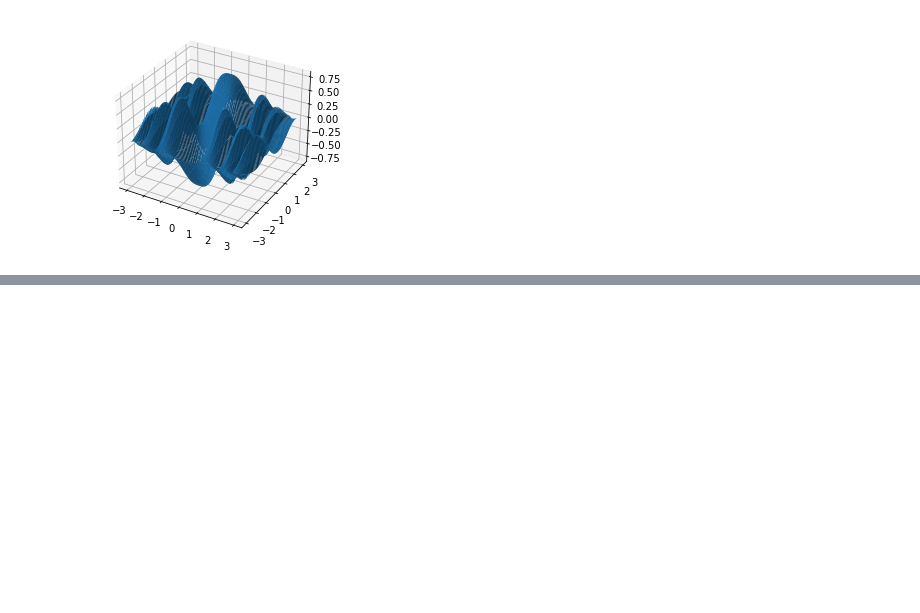
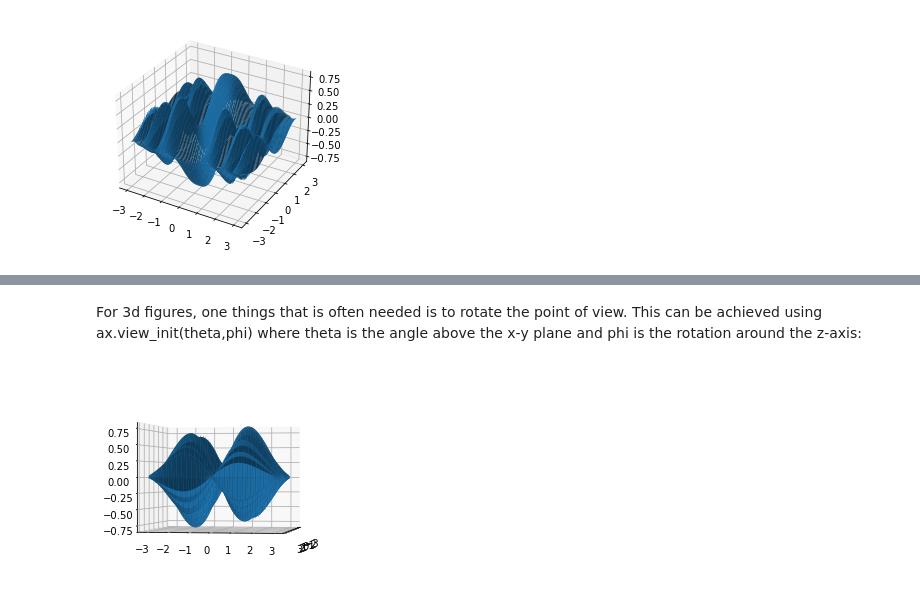
Before and after one commit to drgreen/COGS18_22, a Jupyter notebook: Topic3 Matplotlib.ipynb, the cells around one changed output, grey strips where cells are left out. Cells and saved outputs as stored; diff of their text form; code cells hidden in the pictures; blank space fills up the shorter version.

```diff
--- a/Topic3 Matplotlib.ipynb
+++ b/Topic3 Matplotlib.ipynb
@@ -362,0 +363,10 @@ ax.scatter3D(xdata,ydata,zdata)
+# %% [markdown]
+For 3d figures, one things that is often needed is to rotate the point of view.  This can be achieved using ax.view_init(theta,phi) where theta is the angle above the x-y plane and phi is the rotation around the z-axis:
+# %%
+fig = plt.figure()
+ax = plt.axes(projection='3d')
+ax.plot_surface(X,Y,Z)
+ax.view_init(0,10)
+plt.show()
+# %% [output]
+[figure, added]
```
Also changed, not shown: parts of 13 cells of this notebook.
